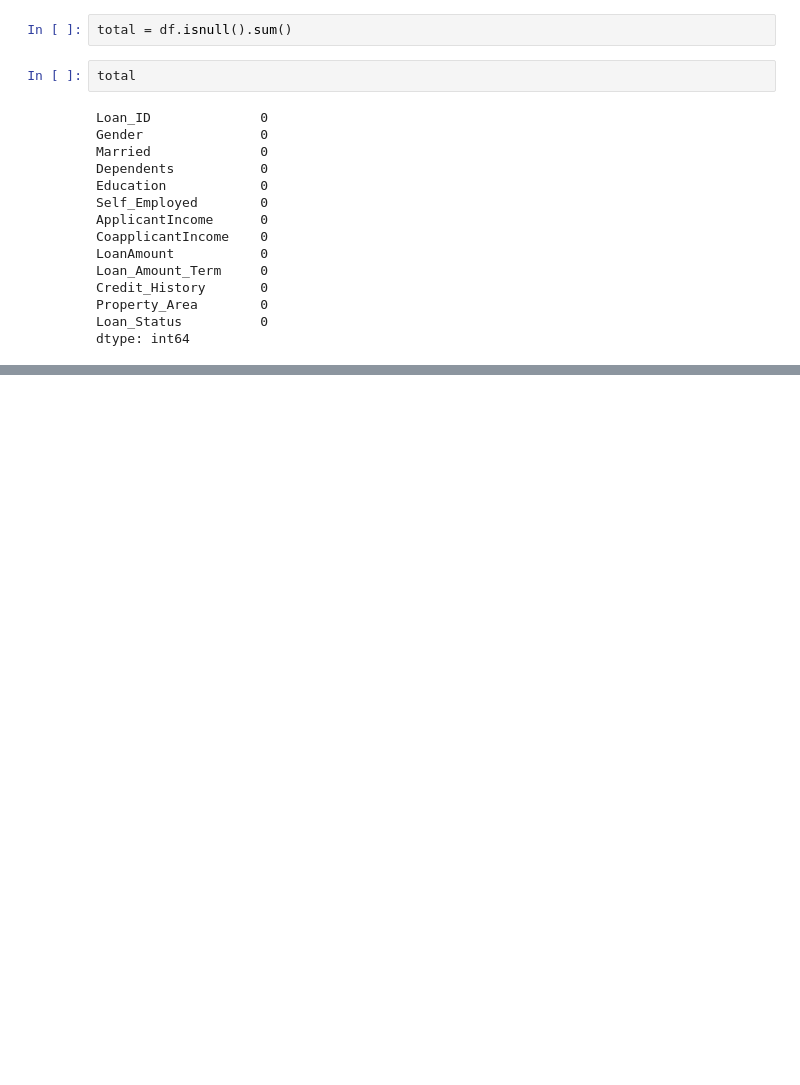
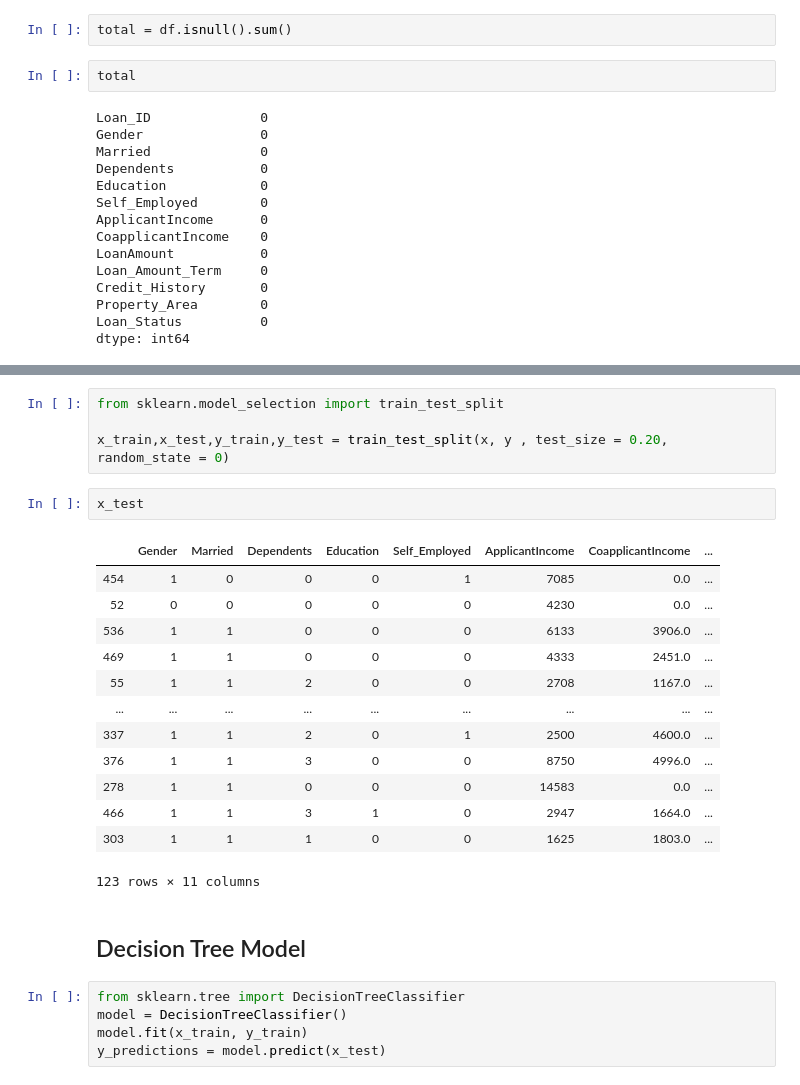
Before and after one commit to aman-thapa/LoanPredict-ML, a Jupyter notebook: Loan-Prediction-Minor-ML.ipynb, the cells around one changed output, grey strips where cells are left out. Saved outputs shown, nothing was run; the diff lists cells and outputs as text; blank space fills up the shorter version.

```diff
--- a/Loan-Prediction-Minor-ML.ipynb
+++ b/Loan-Prediction-Minor-ML.ipynb
@@ -151,0 +192,27 @@ dtype: int64
+# %%
+from sklearn.model_selection import train_test_split
+
+x_train,x_test,y_train,y_test = train_test_split(x, y , test_size = 0.20, random_state = 0)
+# %%
+x_test
+# %% [output]
+|  | Gender | Married | Dependents | Education | Self_Employed | ApplicantIncome | CoapplicantIncome | ... |
+| 454 | 1 | 0 | 0 | 0 | 1 | 7085 | 0.0 | ... |
+| 52 | 0 | 0 | 0 | 0 | 0 | 4230 | 0.0 | ... |
+| 536 | 1 | 1 | 0 | 0 | 0 | 6133 | 3906.0 | ... |
+| 469 | 1 | 1 | 0 | 0 | 0 | 4333 | 2451.0 | ... |
+| 55 | 1 | 1 | 2 | 0 | 0 | 2708 | 1167.0 | ... |
+| ... | ... | ... | ... | ... | ... | ... | ... | ... |
+| 337 | 1 | 1 | 2 | 0 | 1 | 2500 | 4600.0 | ... |
+| 376 | 1 | 1 | 3 | 0 | 0 | 8750 | 4996.0 | ... |
+| 278 | 1 | 1 | 0 | 0 | 0 | 14583 | 0.0 | ... |
+| 466 | 1 | 1 | 3 | 1 | 0 | 2947 | 1664.0 | ... |
+| 303 | 1 | 1 | 1 | 0 | 0 | 1625 | 1803.0 | ... |
+123 rows × 11 columns
+# %% [markdown]
+## Decision Tree Model
+# %%
+from sklearn.tree import DecisionTreeClassifier
+model = DecisionTreeClassifier()
+model.fit(x_train, y_train)
+y_predictions = model.predict(x_test)
```
Also changed, not shown: parts of 30 cells of this notebook.
